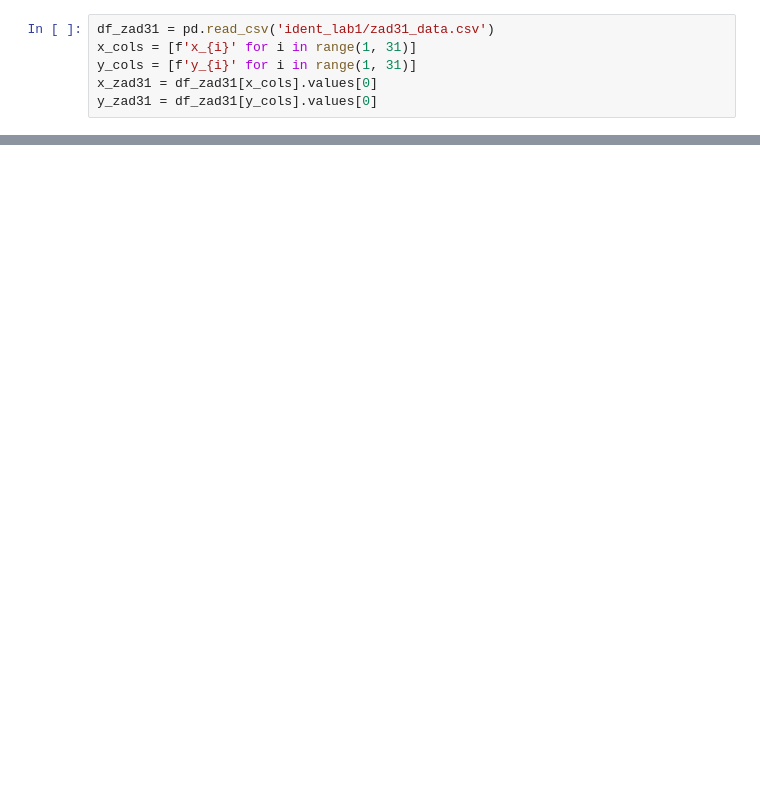
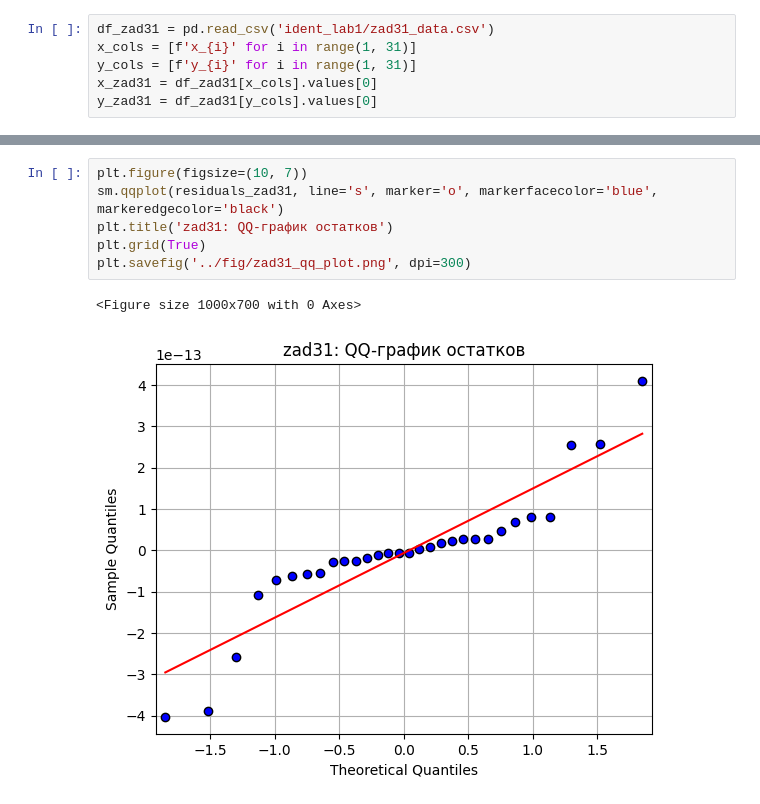
Before and after one commit to SikioN/identification_theory, a Jupyter notebook: notebooks/task3.ipynb, the cells around one changed output, grey strips where cells are left out. Cells and saved outputs as stored; diff of their text form; blank space fills up the shorter version.

```diff
--- a/notebooks/task3.ipynb
+++ b/notebooks/task3.ipynb
@@ -31,0 +160,9 @@ plt.show()
+# %%
+plt.figure(figsize=(10, 7))
+sm.qqplot(residuals_zad31, line='s', marker='o', markerfacecolor='blue', markeredgecolor='black')
+plt.title('zad31: QQ-график остатков')
+plt.grid(True)
+plt.savefig('../fig/zad31_qq_plot.png', dpi=300)
+# %% [output]
+<Figure size 1000x700 with 0 Axes>
+[figure, added]
```
Also changed, not shown: parts of 34 cells of this notebook, 20 other files.
